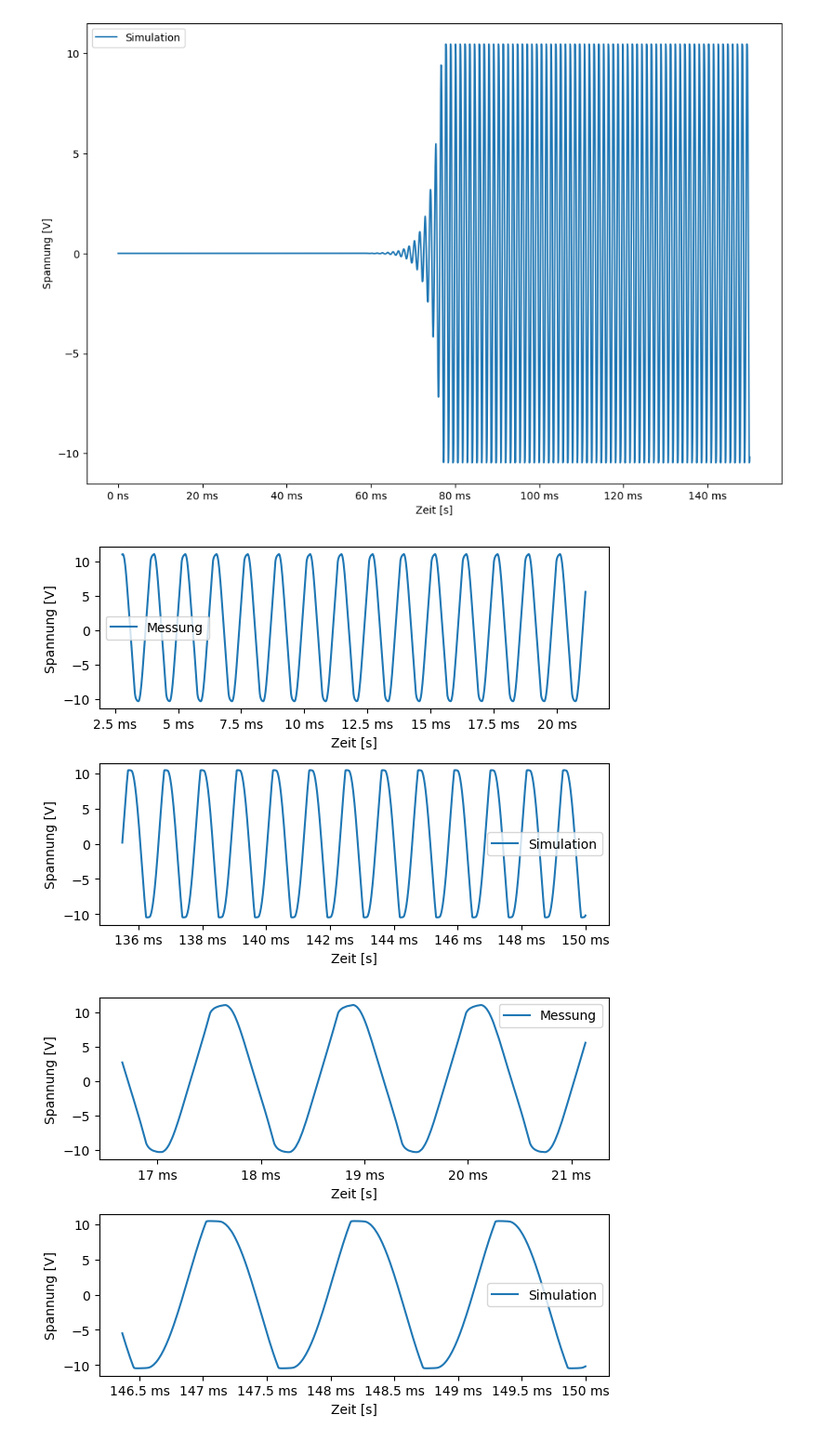
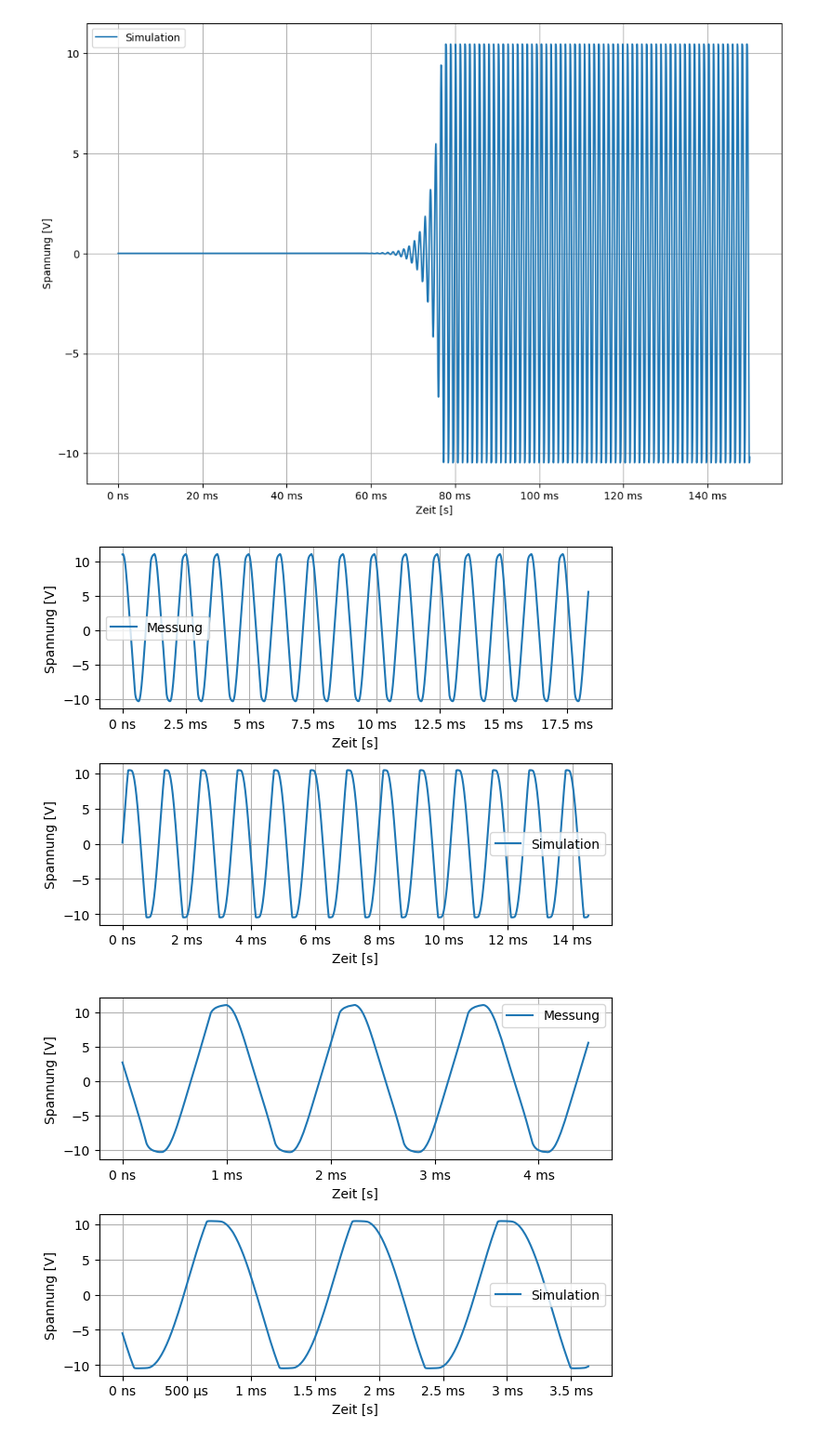
Before and after one commit to Kreijstal/elektronik-praktikum, a Jupyter notebook: 4Te_Labor/4.1/Phasenschieber_oszillator/oszillation.ipynb, the cells around one changed output. Shown at 93% size. Saved outputs shown, nothing was run; the diff lists cells and outputs as text; code cells hidden in the pictures.

```diff
--- a/4Te_Labor/4.1/Phasenschieber_oszillator/oszillation.ipynb
+++ b/4Te_Labor/4.1/Phasenschieber_oszillator/oszillation.ipynb
@@ -54,45 +55,47 @@ plt.show()
 # %%
 # Plotting Magnitude
 plt.subplot(2, 1,1 )
-plt.plot(df['Time (s)'], df['Channel 2 (V)'], label='Messung')
+plt.plot(df['Time (s)']-df['Time (s)'][0], df['Channel 2 (V)'], label='Messung')
 #plt.plot(df['Time (s)'], df['Channel 1 (V)'], label='Messung')
 
 plt.ylabel('Spannung [V]')
 plt.xlabel('Zeit [s]')
 plt.gca().xaxis.set_major_formatter(FuncFormatter(format_time))
 plt.legend()
+plt.grid()
 plt.subplot(2, 1,2 )
 #plt.plot(df['Time (s)'], df['Channel 1 (V)'], label='Messung')
-plt.plot(df2['time'][-2000:], df2['V(U_a)'][-2000:], label='Simulation')
+plt.plot(df2['time'][-2000:]-df2['time'].iloc[-2000], df2['V(U_a)'][-2000:], label='Simulation')
 plt.ylabel('Spannung [V]')
 plt.xlabel('Zeit [s]')
 plt.gca().xaxis.set_major_formatter(FuncFormatter(format_time))
 plt.legend()
-
+plt.grid()
 plt.tight_layout()
 plt.savefig("phasenschieberozillator2.pdf")
 plt.show()
 # %% [output]
-[figure, old version]
+[figure, new version]
 # %%
 # Plotting Magnitude
 plt.subplot(2, 1,1 )
-plt.plot(df['Time (s)'][-2000:], df['Channel 2 (V)'][-2000:], label='Messung')
+plt.plot(df['Time (s)'][-2000:]-df['Time (s)'].iloc[-2000], df['Channel 2 (V)'][-2000:], label='Messung')
 #plt.plot(df['Time (s)'], df['Channel 1 (V)'], label='Messung')
 plt.ylabel('Spannung [V]')
 plt.xlabel('Zeit [s]')
 plt.gca().xaxis.set_major_formatter(FuncFormatter(format_time))
 plt.legend()
+plt.grid()
 plt.subplot(2, 1,2 )
 #plt.plot(df['Time (s)'], df['Channel 1 (V)'], label='Messung')
-plt.plot(df2['time'][-500:], df2['V(U_a)'][-500:], label='Simulation')
+plt.plot(df2['time'][-500:]-df2['time'].iloc[-500], df2['V(U_a)'][-500:], label='Simulation')
 plt.ylabel('Spannung [V]')
 plt.xlabel('Zeit [s]')
 plt.gca().xaxis.set_major_formatter(FuncFormatter(format_time))
 plt.legend()
-
+plt.grid()
 plt.tight_layout()
 plt.savefig("phasenschieberozillator3.pdf")
 plt.show()
 # %% [output]
-[figure, old version]
+[figure, new version]
```
Also changed, not shown: parts of 3 cells of this notebook, 11 other files.
